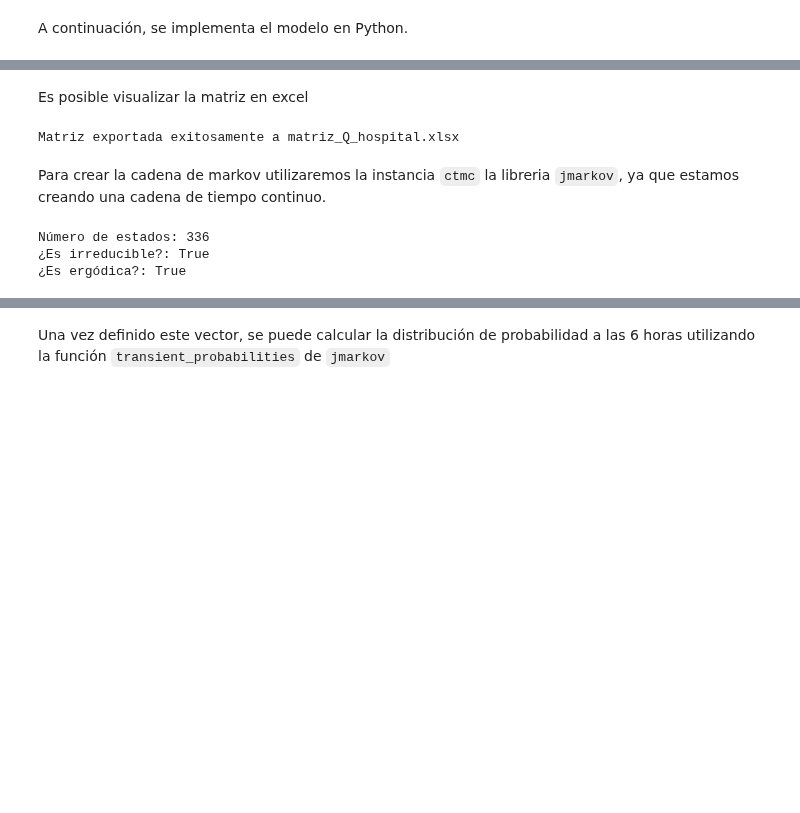
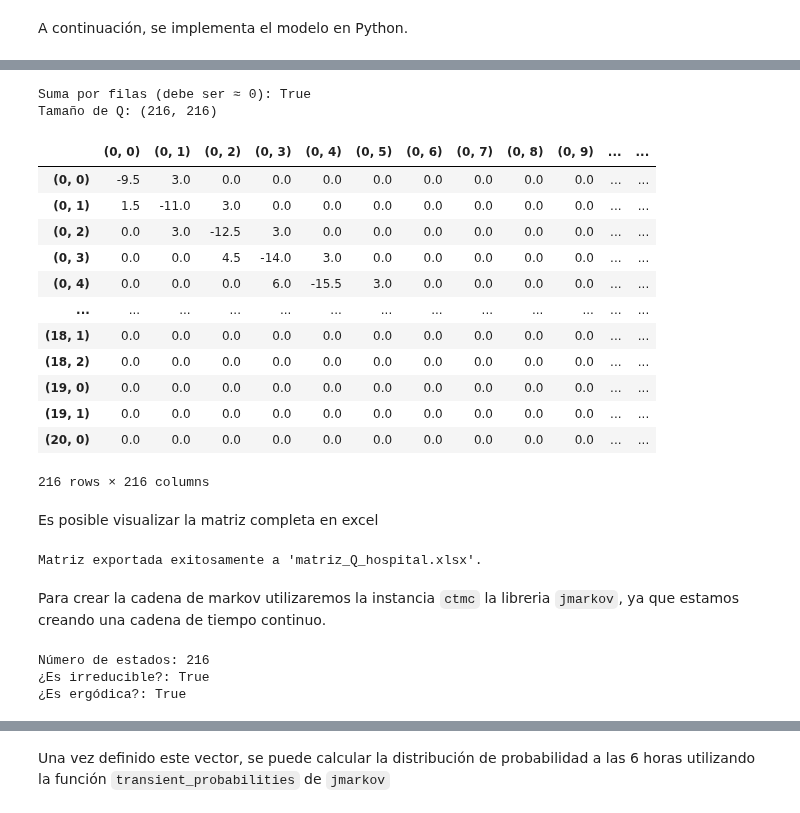
Before and after one commit to modelos-inst/LibroMoBI, a Jupyter notebook: content/complementarias/complementaria_markov_i.ipynb, the cells around one changed output, grey strips where cells are left out. Saved outputs shown, nothing was run; the diff lists cells and outputs as text; code cells hidden in the pictures; blank space fills up the shorter version.

```diff
--- a/content/complementarias/complementaria_markov_i.ipynb
+++ b/content/complementarias/complementaria_markov_i.ipynb
@@ -355,33 +422,53 @@ Tamaño de Q: (336, 336)
+# %%
+# 5. Ajustar la diagonal
+filas_suma = Q.sum(axis=1)
+for estado in estados:
+    estado_actual = str(estado)
+    Q.loc[estado_actual, estado_actual] = -filas_suma[estado_actual]
+
+# Verificación
+print("Suma por filas (debe ser ≈ 0):", np.allclose(Q.sum(axis=1), 0))
+print(f"Tamaño de Q: {Q.shape}")
+
+Q
+# %% [output]
+Suma por filas (debe ser ≈ 0): True
+Tamaño de Q: (216, 216)
+|  | (0, 0) | (0, 1) | (0, 2) | (0, 3) | (0, 4) | (0, 5) | (0, 6) | (0, 7) | (0, 8) | (0, 9) | ... | ... |
+| (0, 0) | -9.5 | 3.0 | 0.0 | 0.0 | 0.0 | 0.0 | 0.0 | 0.0 | 0.0 | 0.0 | ... | ... |
+| (0, 1) | 1.5 | -11.0 | 3.0 | 0.0 | 0.0 | 0.0 | 0.0 | 0.0 | 0.0 | 0.0 | ... | ... |
+| (0, 2) | 0.0 | 3.0 | -12.5 | 3.0 | 0.0 | 0.0 | 0.0 | 0.0 | 0.0 | 0.0 | ... | ... |
+| (0, 3) | 0.0 | 0.0 | 4.5 | -14.0 | 3.0 | 0.0 | 0.0 | 0.0 | 0.0 | 0.0 | ... | ... |
+| (0, 4) | 0.0 | 0.0 | 0.0 | 6.0 | -15.5 | 3.0 | 0.0 | 0.0 | 0.0 | 0.0 | ... | ... |
+| ... | ... | ... | ... | ... | ... | ... | ... | ... | ... | ... | ... | ... |
+| (18, 1) | 0.0 | 0.0 | 0.0 | 0.0 | 0.0 | 0.0 | 0.0 | 0.0 | 0.0 | 0.0 | ... | ... |
+| (18, 2) | 0.0 | 0.0 | 0.0 | 0.0 | 0.0 | 0.0 | 0.0 | 0.0 | 0.0 | 0.0 | ... | ... |
+| (19, 0) | 0.0 | 0.0 | 0.0 | 0.0 | 0.0 | 0.0 | 0.0 | 0.0 | 0.0 | 0.0 | ... | ... |
+| (19, 1) | 0.0 | 0.0 | 0.0 | 0.0 | 0.0 | 0.0 | 0.0 | 0.0 | 0.0 | 0.0 | ... | ... |
+| (20, 0) | 0.0 | 0.0 | 0.0 | 0.0 | 0.0 | 0.0 | 0.0 | 0.0 | 0.0 | 0.0 | ... | ... |
+216 rows × 216 columns
 # %% [markdown]
-Es posible visualizar la matriz en excel
+Es posible visualizar la matriz completa en excel
-# %%
-import pandas as pd
-
-# Crear etiquetas para cada estado en formato "(i, j)"
-etiquetas_estados = [f"({i},{j})" for i in range(B + 1) for j in range(B - b + 1)]
-
-# Convertir la matriz de NumPy a un DataFrame de Pandas
-df_Q = pd.DataFrame(Q_hospital, index=etiquetas_estados, columns=etiquetas_estados)
-
-# 3. Exportar a Excel
-nombre_archivo = "matriz_Q_hospital.xlsx"
-df_Q.to_excel(nombre_archivo)
-
-print(f"Matriz exportada exitosamente a {nombre_archivo}")
-# %% [output]
-Matriz exportada exitosamente a matriz_Q_hospital.xlsx
+# %%
+# Exportar a Excel
+nombre_archivo = "matriz_Q_hospital.xlsx"
+Q.to_excel(nombre_archivo)
+
+print(f"Matriz exportada exitosamente a '{nombre_archivo}'.")
+# %% [output]
+Matriz exportada exitosamente a 'matriz_Q_hospital.xlsx'.
 # %% [markdown]
 Para crear la cadena de markov utilizaremos la instancia `ctmc` la libreria `jmarkov`, ya que estamos creando una cadena de tiempo continuo.
 # %%
 from jmarkov.ctmc import ctmc
 
 # Crear la cadena de Markov en tiempo continuo usando jmarkov
-hospital_chain = ctmc(Q_hospital)
+hospital_chain = ctmc(Q.to_numpy())
 
 print(f"Número de estados: {hospital_chain.n_states}")
 print(f"¿Es irreducible?: {hospital_chain.is_irreducible()}")
 print(f"¿Es ergódica?: {hospital_chain.is_ergodic()}")
 # %% [output]
-Número de estados: 336
+Número de estados: 216
 ¿Es irreducible?: True
 ¿Es ergódica?: True
```
Also changed, not shown: parts of 35 cells of this notebook, 3 other files.
